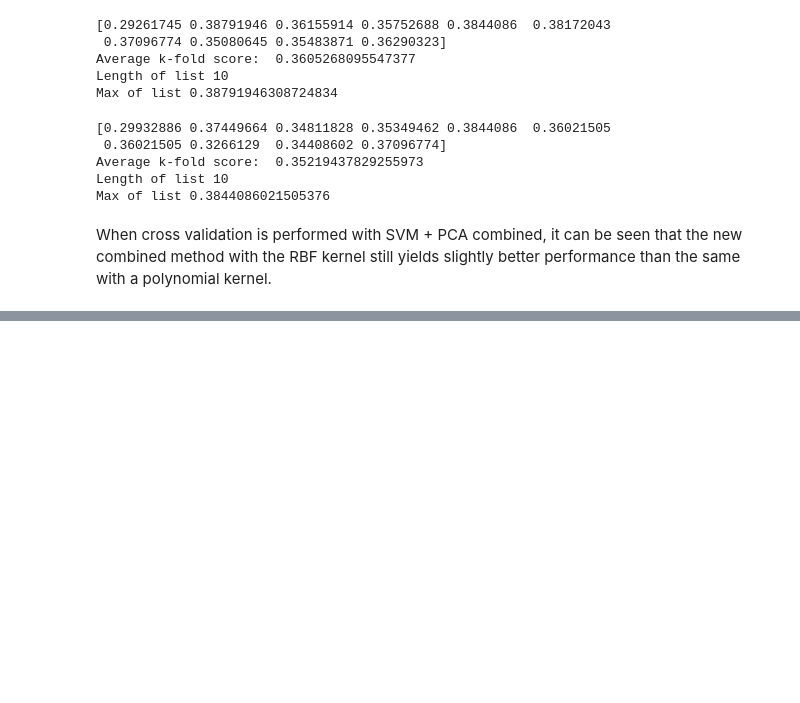
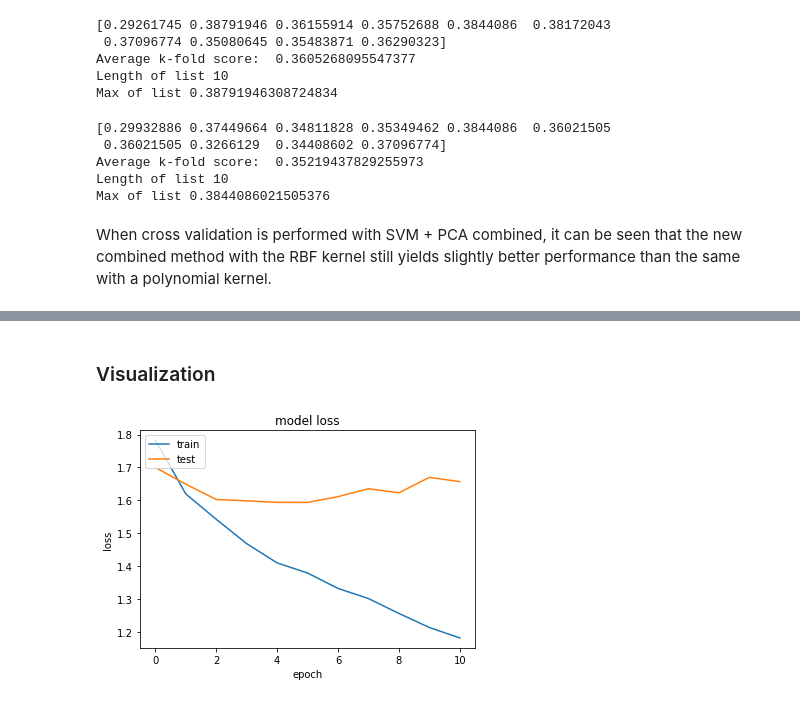
Before and after one commit to tiffanyhltse/cs663-final-ml-project, a Jupyter notebook: trimmed_mfcc_SVM_KNN.ipynb, the cells around one changed output, grey strips where cells are left out. Drawn from its saved outputs; the diff is of its cells as text; code cells hidden in the pictures; blank space fills up the shorter version.

Commit message:
Add LSTM model

```diff
--- a/trimmed_mfcc_SVM_KNN.ipynb
+++ b/trimmed_mfcc_SVM_KNN.ipynb
@@ -472,0 +496,15 @@ When cross validation is performed with SVM + PCA combined, it can be seen that
+# %%
+X_train, X_test, y_train, y_test = train_test_split(features_3D, targets_arr, test_size=0.2, random_state=1)
+# %%
+def create_model():
+    model = Sequential()
+    model.add(InputLayer(input_shape=(1, 216)))
+    model.add(SpatialDropout1D(0.1))
+    model.add(LSTM(100, dropout=0.1, recurrent_dropout=0.1))
+    model.add(Dense(6, activation='softmax'))
+    model.compile(loss='categorical_crossentropy', metrics=['accuracy'], optimizer='adam')
+    return modelmodel = create_model()
+model.summary()
+# %%
+model = create_model()
+model.summary()
@@ -472,0 +526,12 @@ When cross validation is performed with SVM + PCA combined, it can be seen that
+# %%
+earlystopping = EarlyStopping(patience=5,restore_best_weights=True)
+
+checkpoint_path = "ckpts/cp_fs.ckpt"
+checkpoint_dir = os.path.dirname(checkpoint_path)
+cp_callback = ModelCheckpoint(filepath=checkpoint_path, save_weights_only=True, verbose=1)
+batch_size = 16
+epochs = 50
+
+history = model.fit(X_train, y_train, epochs=epochs, batch_size=batch_size,
+         validation_split=0.15,
+         callbacks=[cp_callback, earlystopping])
@@ -472,0 +556,12 @@ When cross validation is performed with SVM + PCA combined, it can be seen that
+# %% [markdown]
+### Visualization
+# %%
+plt.plot(history.history['loss'])
+plt.plot(history.history['val_loss'])
+plt.title('model loss')
+plt.ylabel('loss')
+plt.xlabel('epoch')
+plt.legend(['train', 'test'], loc='upper left')
+plt.show()
+# %% [output]
+[figure, added]
```
Also changed, not shown: parts of 13 cells of this notebook.
